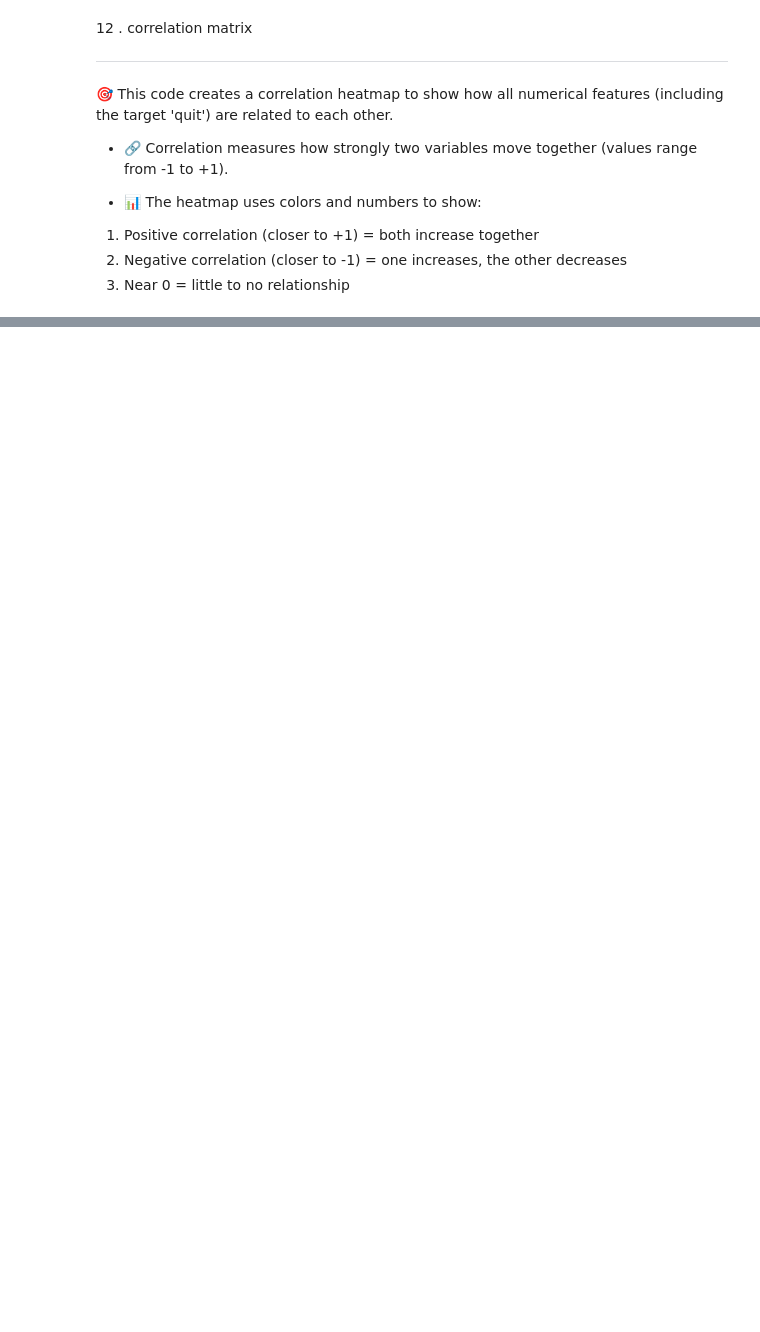
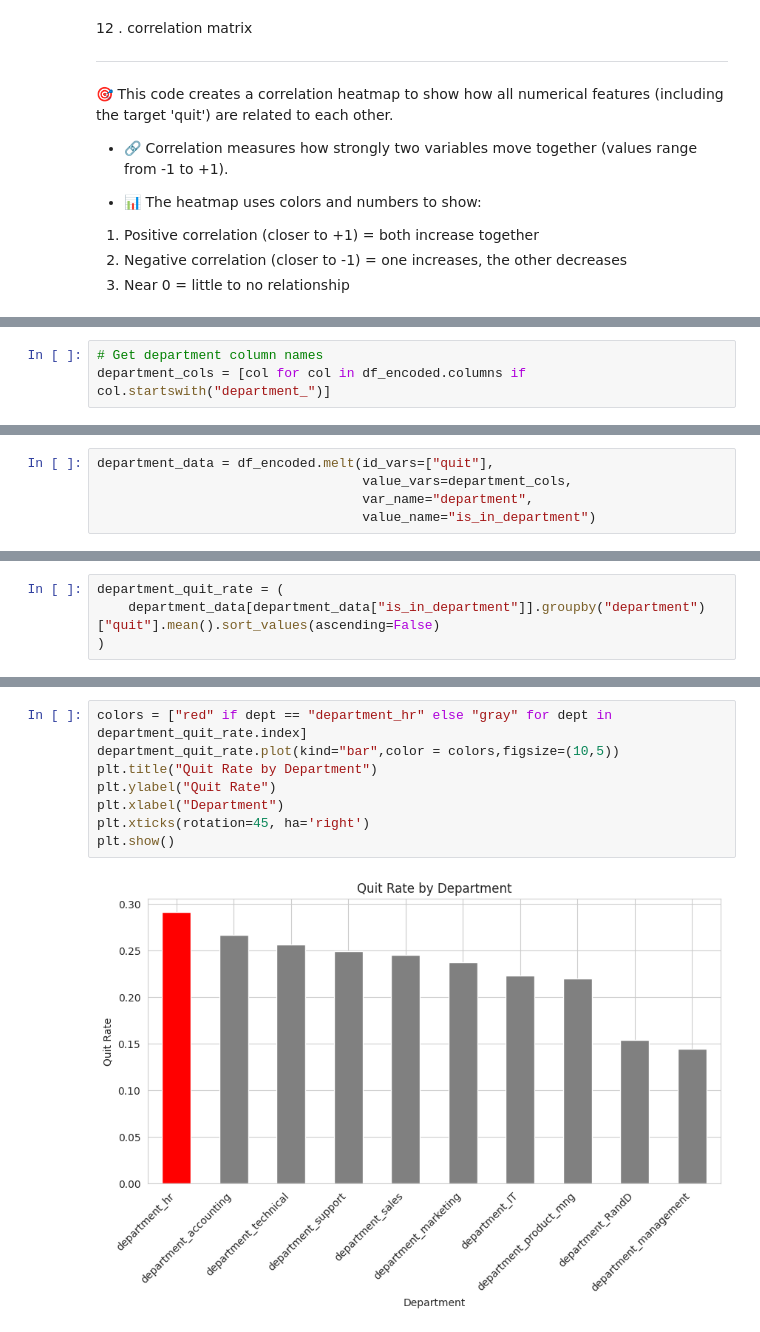
Before and after one commit to tamer-elkoT/Employee-Churn-Analysis-, a Jupyter notebook: EDA.ipynb, the cells around one changed output, grey strips where cells are left out. Drawn from its saved outputs; the diff is of its cells as text; blank space fills up the shorter version.

```diff
--- a/EDA.ipynb
+++ b/EDA.ipynb
@@ -865,0 +942,3 @@ plt.show()
+# %%
+# Get department column names
+department_cols = [col for col in df_encoded.columns if col.startswith("department_")]
@@ -865,0 +962,5 @@ plt.show()
+# %%
+department_data = df_encoded.melt(id_vars=["quit"],
+                                  value_vars=department_cols,
+                                  var_name="department",
+                                  value_name="is_in_department")
@@ -865,0 +993,4 @@ plt.show()
+# %%
+department_quit_rate = (
+    department_data[department_data["is_in_department"]].groupby("department")["quit"].mean().sort_values(ascending=False)
+)
@@ -865,0 +1008,10 @@ plt.show()
+# %%
+colors = ["red" if dept == "department_hr" else "gray" for dept in department_quit_rate.index]
+department_quit_rate.plot(kind="bar",color = colors,figsize=(10,5))
+plt.title("Quit Rate by Department")
+plt.ylabel("Quit Rate")
+plt.xlabel("Department")
+plt.xticks(rotation=45, ha='right')
+plt.show()
+# %% [output]
+[figure, added]
```
Also changed, not shown: parts of 38 cells of this notebook.
